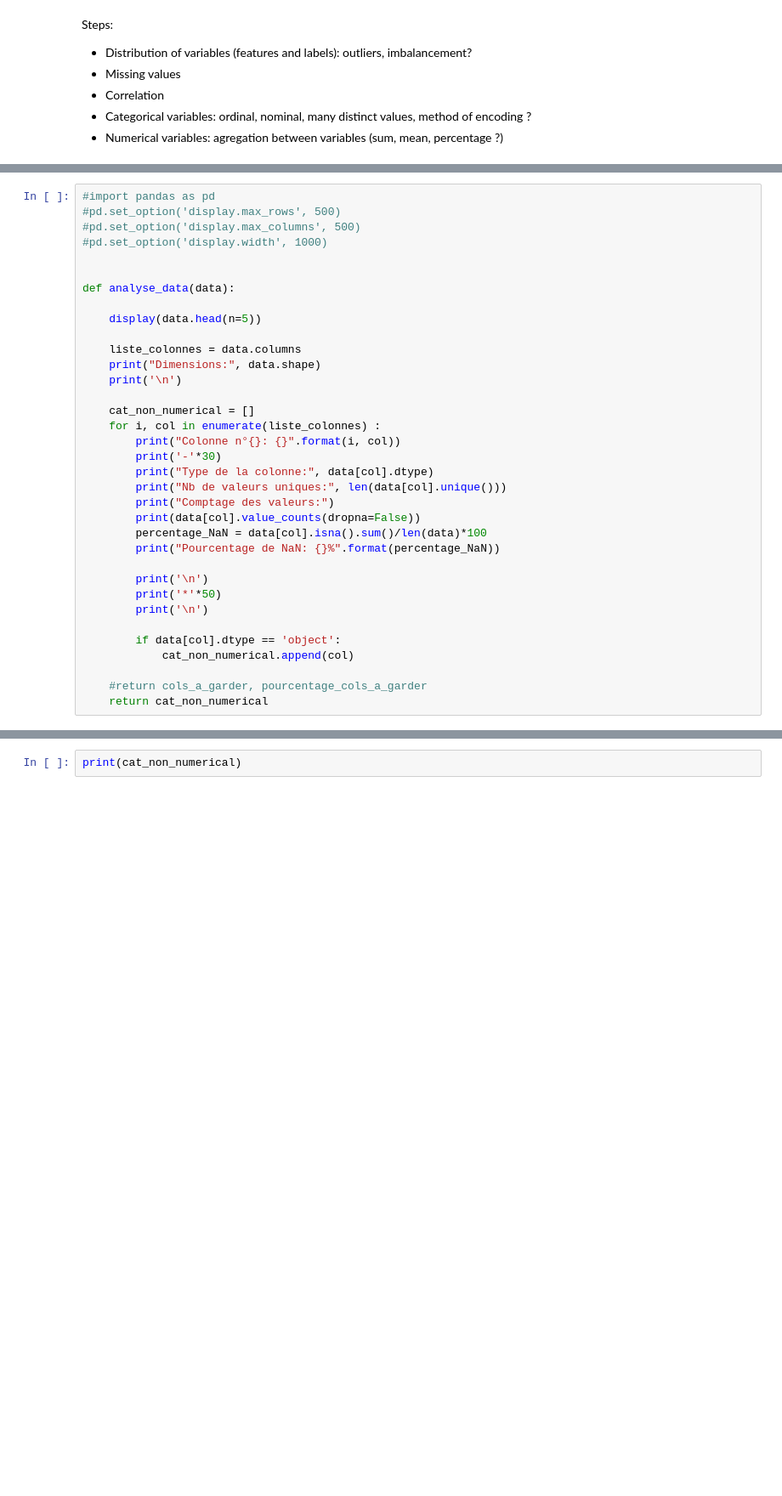
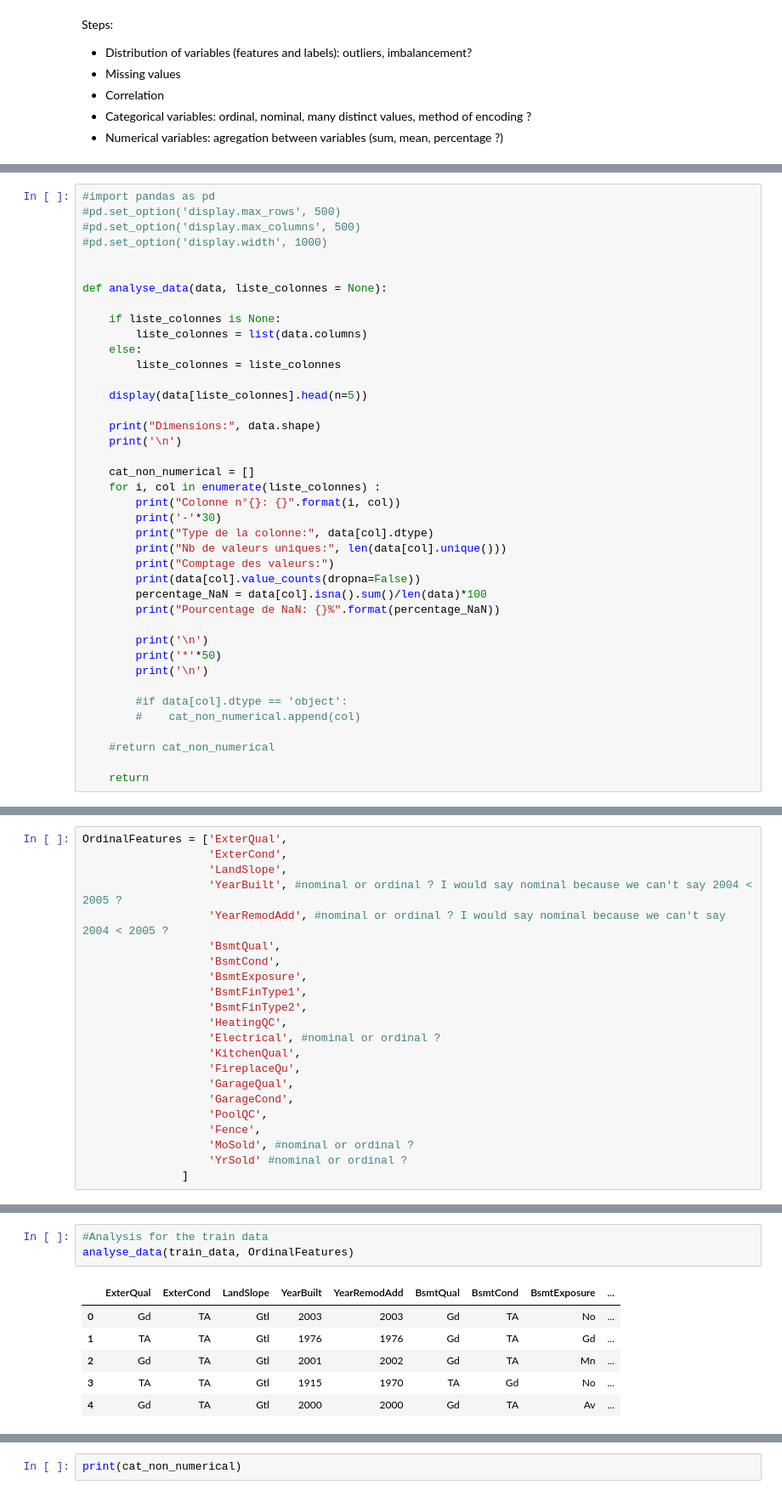
Before and after one commit to Smanesudo/house_predictions, a Jupyter notebook: House Pricing Kaggle.ipynb, the cells around one changed output, grey strips where cells are left out. Shown at 85% size. Drawn from its saved outputs; the diff is of its cells as text; blank space fills up the shorter version.

```diff
--- a/House Pricing Kaggle.ipynb
+++ b/House Pricing Kaggle.ipynb
@@ -24,11 +23,15 @@ print(test.shape) #1459 observations, 80 variables features
 #pd.set_option('display.width', 1000)
 
 
-def analyse_data(data):
+def analyse_data(data, liste_colonnes = None):
 
-    display(data.head(n=5))
+    if liste_colonnes is None:
+        liste_colonnes = list(data.columns)
+    else:
+        liste_colonnes = liste_colonnes
 
-    liste_colonnes = data.columns
+    display(data[liste_colonnes].head(n=5))
+
     print("Dimensions:", data.shape)
     print('\n')
 
@@ -47,8 +50,9 @@ def analyse_data(data):
         print('*'*50)
         print('\n')
 
-        if data[col].dtype == 'object':
-            cat_non_numerical.append(col)
+        #if data[col].dtype == 'object':
+        #    cat_non_numerical.append(col)
 
-    #return cols_a_garder, pourcentage_cols_a_garder
-    return cat_non_numerical
+    #return cat_non_numerical
+
+    return
@@ -58,0 +61,22 @@ cat_non_numerical_test = analyse_data(test_data)
+# %%
+OrdinalFeatures = ['ExterQual',
+                   'ExterCond',
+                   'LandSlope',
+                   'YearBuilt', #nominal or ordinal ? I would say nominal because we can't say 2004 < 2005 ?
+                   'YearRemodAdd', #nominal or ordinal ? I would say nominal because we can't say 2004 < 2005 ?
+                   'BsmtQual',
+                   'BsmtCond',
+                   'BsmtExposure',
+                   'BsmtFinType1',
+                   'BsmtFinType2',
+                   'HeatingQC',
+                   'Electrical', #nominal or ordinal ?
+                   'KitchenQual',
+                   'FireplaceQu',
+                   'GarageQual',
+                   'GarageCond',
+                   'PoolQC',
+                   'Fence',
+                   'MoSold', #nominal or ordinal ?
+                   'YrSold' #nominal or ordinal ?
+               ]
@@ -58,0 +88,10 @@ cat_non_numerical_test = analyse_data(test_data)
+# %%
+#Analysis for the train data
+analyse_data(train_data, OrdinalFeatures)
+# %% [output]
+|  | ExterQual | ExterCond | LandSlope | YearBuilt | YearRemodAdd | BsmtQual | BsmtCond | BsmtExposure | ... |
+| 0 | Gd | TA | Gtl | 2003 | 2003 | Gd | TA | No | ... |
+| 1 | TA | TA | Gtl | 1976 | 1976 | Gd | TA | Gd | ... |
+| 2 | Gd | TA | Gtl | 2001 | 2002 | Gd | TA | Mn | ... |
+| 3 | TA | TA | Gtl | 1915 | 1970 | TA | Gd | No | ... |
+| 4 | Gd | TA | Gtl | 2000 | 2000 | Gd | TA | Av | ... |
```
Also changed, not shown: parts of 29 cells of this notebook.
